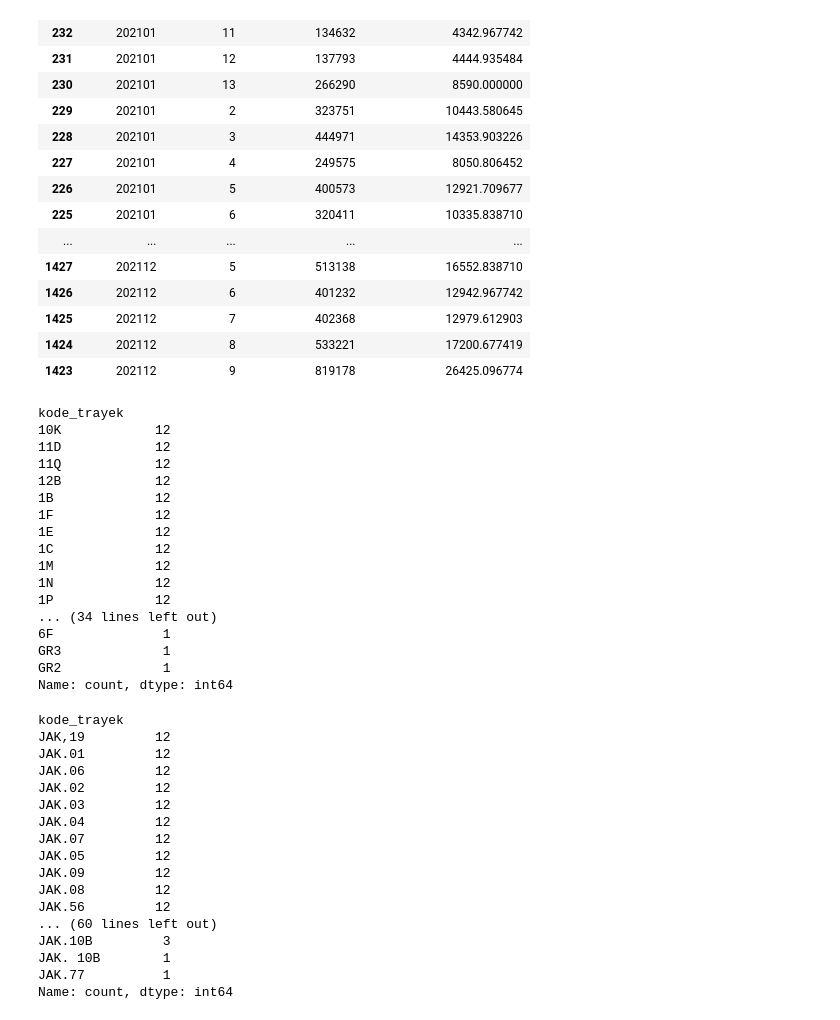
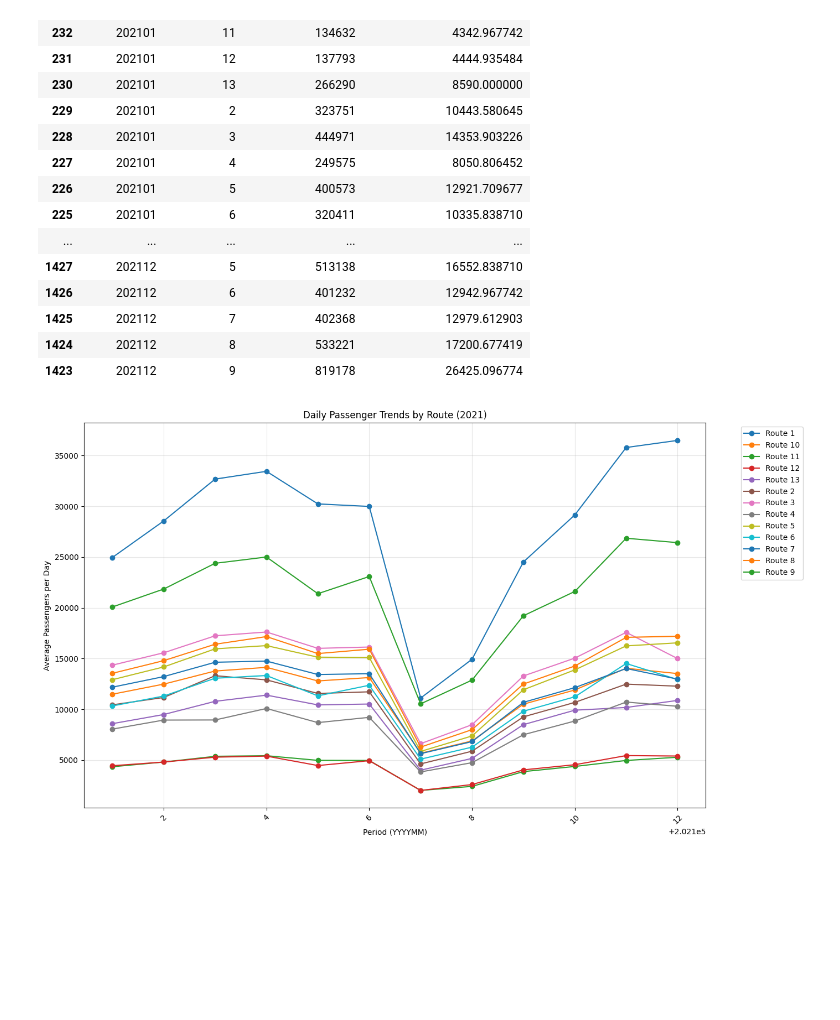
Before and after one commit to salmon11062006/ADAFinal, a Jupyter notebook: preprocessing.ipynb, the cells around one changed output. Saved outputs shown, nothing was run; the diff lists cells and outputs as text; code cells hidden in the pictures; blank space fills up the shorter version.

```diff
--- a/preprocessing.ipynb
+++ b/preprocessing.ipynb
@@ -74,43 +75,22 @@ df1_BRT[['periode_data', 'kode_trayek', 'jumlah_penumpang', 'jumlah_penumpang_pe
 | 1425 | 202112 | 7 | 402368 | 12979.612903 |
 | 1424 | 202112 | 8 | 533221 | 17200.677419 |
 | 1423 | 202112 | 9 | 819178 | 26425.096774 |
-# %%
-df1_Angkutan_Umum_integrasi[['kode_trayek']].value_counts()
-# %% [output]
-kode_trayek
-10K            12
-11D            12
-11Q            12
-12B            12
-1B             12
-1F             12
-1E             12
-1C             12
-1M             12
-1N             12
-1P             12
-... (34 lines left out)
-6F              1
-GR3             1
-GR2             1
-Name: count, dtype: int64
-# %%
-df1_Mikrotrans[['kode_trayek']].value_counts()
-# %% [output]
-kode_trayek
-JAK,19         12
-JAK.01         12
-JAK.06         12
-JAK.02         12
-JAK.03         12
-JAK.04         12
-JAK.07         12
-JAK.05         12
-JAK.09         12
-JAK.08         12
-JAK.56         12
-... (60 lines left out)
-JAK.10B         3
-JAK. 10B        1
-JAK.77          1
-Name: count, dtype: int64
+# %%
+import matplotlib.pyplot as plt
+# Plot trends for each route separately
+plt.figure(figsize=(14, 8))
+
+for route in sorted(df1_BRT['kode_trayek'].unique()):
+    route_data = df1_BRT[df1_BRT['kode_trayek'] == route].groupby('periode_data')['jumlah_penumpang_per_day'].mean()
+    plt.plot(route_data.index, route_data.values, marker='o', label=f'Route {route}')
+
+plt.xlabel('Period (YYYYMM)')
+plt.ylabel('Average Passengers per Day')
+plt.title('Daily Passenger Trends by Route (2021)')
+plt.legend(bbox_to_anchor=(1.05, 1), loc='upper left')
+plt.xticks(rotation=45)
+plt.grid(True, alpha=0.3)
+plt.tight_layout()
+plt.show()
+# %% [output]
+[figure, added]
```
Also changed, not shown: parts of 3 cells of this notebook, 1 other file.
